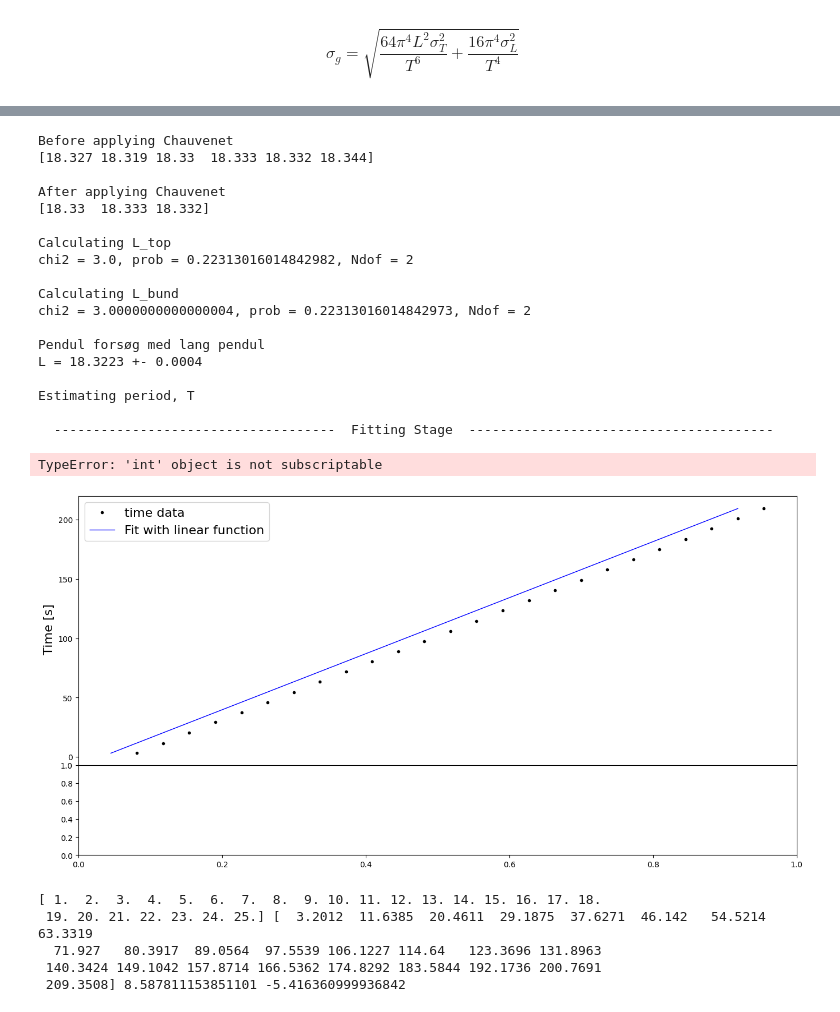
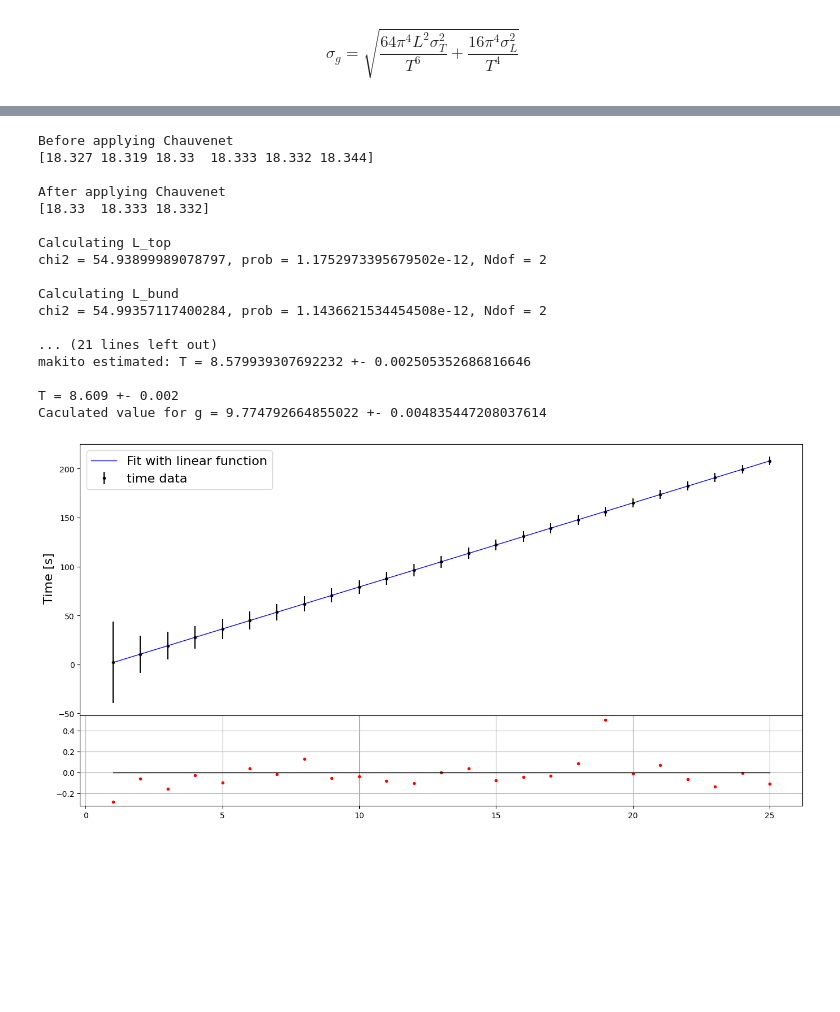
Before and after one commit to oscar4aar/BenStat_Gruppe, a Jupyter notebook: Data_Pendulforsøg.ipynb, the cells around one changed output, grey strips where cells are left out. Saved outputs shown, nothing was run; the diff lists cells and outputs as text; code cells hidden in the pictures; blank space fills up the shorter version.

```diff
--- a/Data_Pendulforsøg.ipynb
+++ b/Data_Pendulforsøg.ipynb
@@ -288,53 +314,41 @@ residuals_plot = np.array([])
 for person in experiment_by:
     if person == "Jakob": # Jakob did not participate
         continue
 
     data = np.genfromtxt(f"timedat/long_{person}.dat")
-    if person == "anders":
-        plot(data,a,b,res)
 
 
-    T, sigmaT, minuit_chi2 = find_T_sigmaT(data, person) # , offset, sigma_offset
+    T, sigmaT, minuit_chi2,sy = find_T_sigmaT(data, person) # , offset, sigma_offset
     T_values = np.append(T_values, T)
     sigmaT_values = np.append(sigmaT_values, sigmaT)
     print(f"{person} estimated: T = {T} +- {sigmaT}")
 
 
 # weighted mean of each T values
 weighted_T =  np.sum(T_values/sigmaT_values**2) / np.sum(1/sigmaT_values**2) + blinding
 weighted_sigmaT = np.sqrt(1/np.sum(1/sigmaT_values**2))
 print("")
 print(f"T = {weighted_T:.3f} +- {weighted_sigmaT:.3f}")
 print(f"Caculated value for g = {eval_g(weighted_T, L)} +- {eval_eg(L, weighted_T, eL, weighted_sigmaT)}")
 # %% [output]
 Before applying Chauvenet
 [18.327 18.319 18.33  18.333 18.332 18.344]
 
 After applying Chauvenet
 [18.33  18.333 18.332]
 
 Calculating L_top
-chi2 = 3.0, prob = 0.22313016014842982, Ndof = 2
+chi2 = 54.93899989078797, prob = 1.1752973395679502e-12, Ndof = 2
 
 Calculating L_bund
-chi2 = 3.0000000000000004, prob = 0.22313016014842973, Ndof = 2
+chi2 = 54.99357117400284, prob = 1.1436621534454508e-12, Ndof = 2
 
-Pendul forsøg med lang pendul
-L = 18.3223 +- 0.0004
+... (21 lines left out)
+makito estimated: T = 8.579939307692232 +- 0.002505352686816646
 
-Estimating period, T
-
-  ------------------------------------  Fitting Stage  ---------------------------------------
+T = 8.609 +- 0.002
+Caculated value for g = 9.774792664855022 +- 0.004835447208037614
-TypeError: 'int' object is not subscriptable
-[figure, old version]
+[figure, new version]
-# %%
-print(plotting_data[:,0],plotting_data[:,1],a_plot[0], b_plot[0])
-# %% [output]
-[ 1.  2.  3.  4.  5.  6.  7.  8.  9. 10. 11. 12. 13. 14. 15. 16. 17. 18.
- 19. 20. 21. 22. 23. 24. 25.] [  3.2012  11.6385  20.4611  29.1875  37.6271  46.142   54.5214  63.3319
-  71.927   80.3917  89.0564  97.5539 106.1227 114.64   123.3696 131.8963
- 140.3424 149.1042 157.8714 166.5362 174.8292 183.5844 192.1736 200.7691
- 209.3508] 8.587811153851101 -5.416360999936842
 # %%
 # time fitting
 def plot(data,a,b,res):
```
Also changed, not shown: parts of 1 cell of this notebook.
